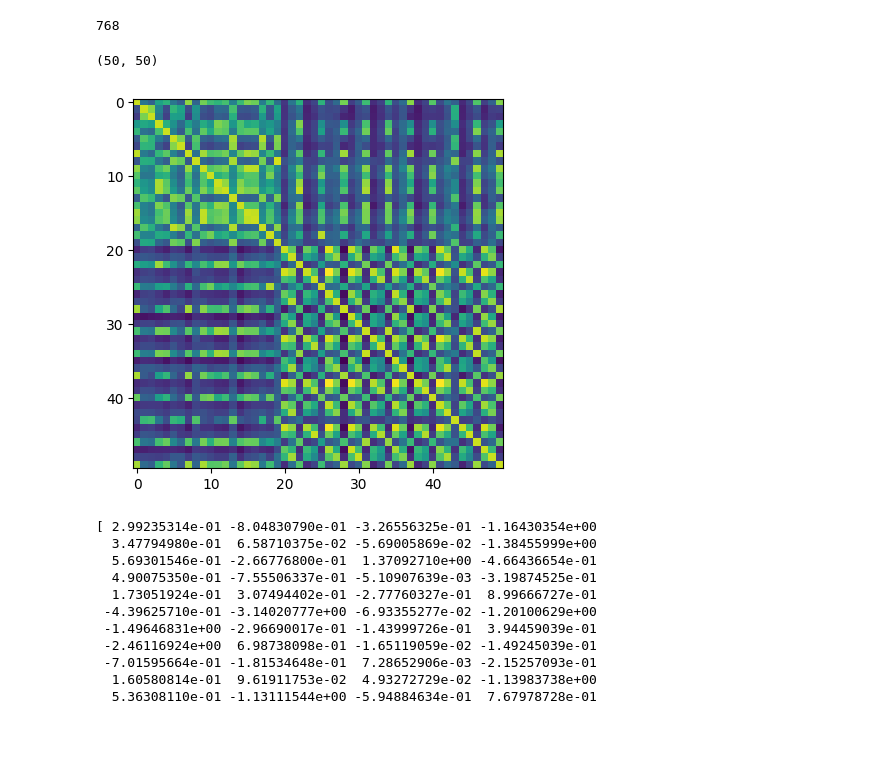
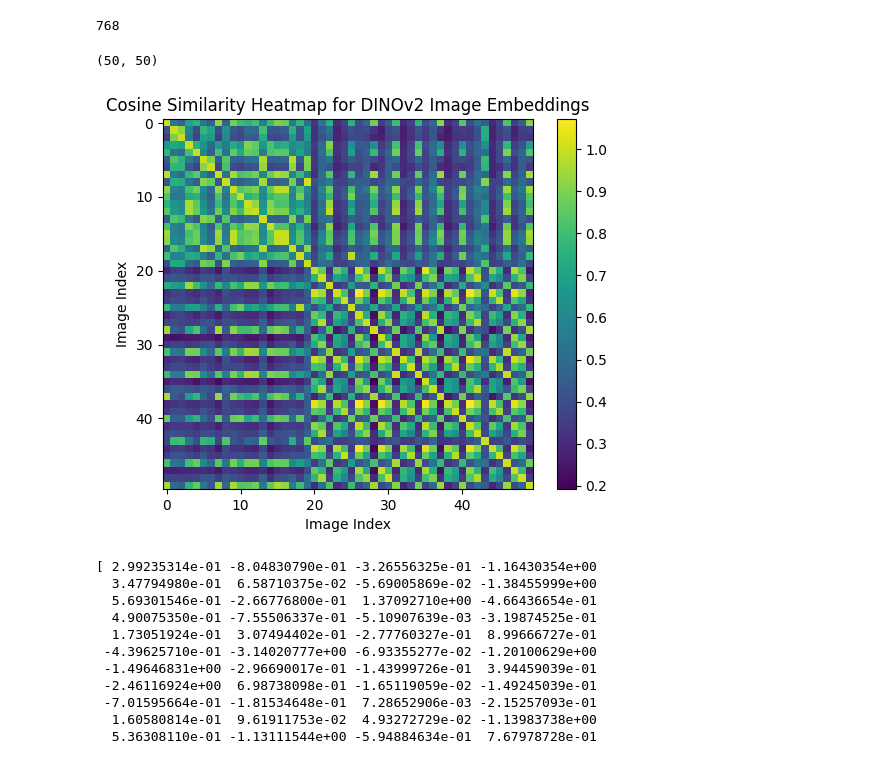
Before and after one commit to nanbohra/ImageRecommendation_ProductMatching, a Jupyter notebook: archive/image_embeddings_experiments.ipynb, the cells around one changed output. Saved outputs shown, nothing was run; the diff lists cells and outputs as text; code cells hidden in the pictures; blank space fills up the shorter version.

Commit message:
Cleaned dir, clarified baseline with dinov2

```diff
--- a/get_img_embeddings.ipynb
+++ b/archive/image_embeddings_experiments.ipynb
@@ -187,26 +187,30 @@ embedding_len
 # %%
 # DINOv2 Model
 # Visualizing cosine similarity matrix between embeddings...
 import numpy as np
 from numpy.linalg import norm
 
 embeddings = avg_patch_embeddings.detach().cpu().numpy()
 
 # calculate value to normalize each vector by
 norm_factor = np.linalg.norm(embeddings, axis=1)
 norm_factor.shape
 
 cos_sim = np.dot(embeddings, embeddings.T) / (
     norm(embeddings, axis=1) * norm(embeddings, axis=1)
 )
 print(cos_sim.shape)
 
 import matplotlib.pyplot as plt
 
 plt.imshow(cos_sim)
+plt.title("Cosine Similarity Heatmap for DINOv2 Image Embeddings")
+plt.colorbar()
+plt.xlabel("Image Index")
+plt.ylabel("Image Index")
 plt.show()
 # %% [output]
 (50, 50)
-[figure, old version]
+[figure, new version]
 # %%
 # Diagnosing issues with image embeddings in DINOv2
```
Also changed, not shown: parts of 4 cells of this notebook, 28 other files.
